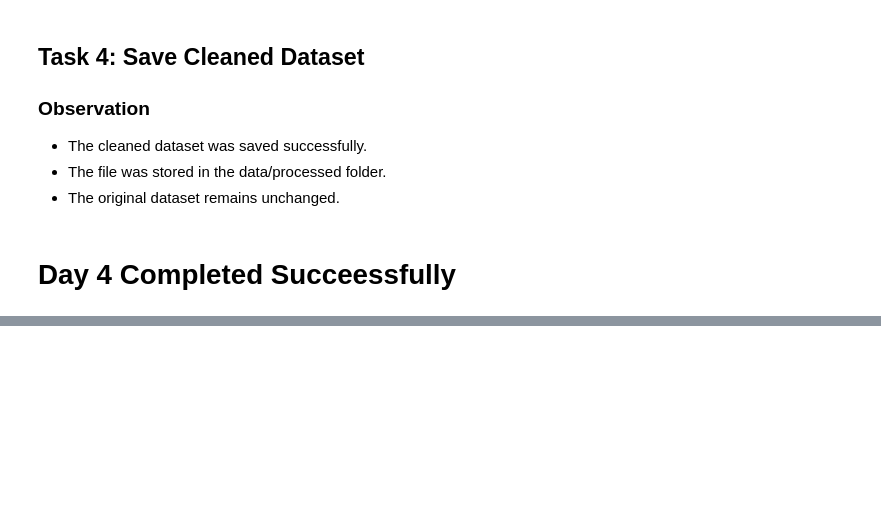
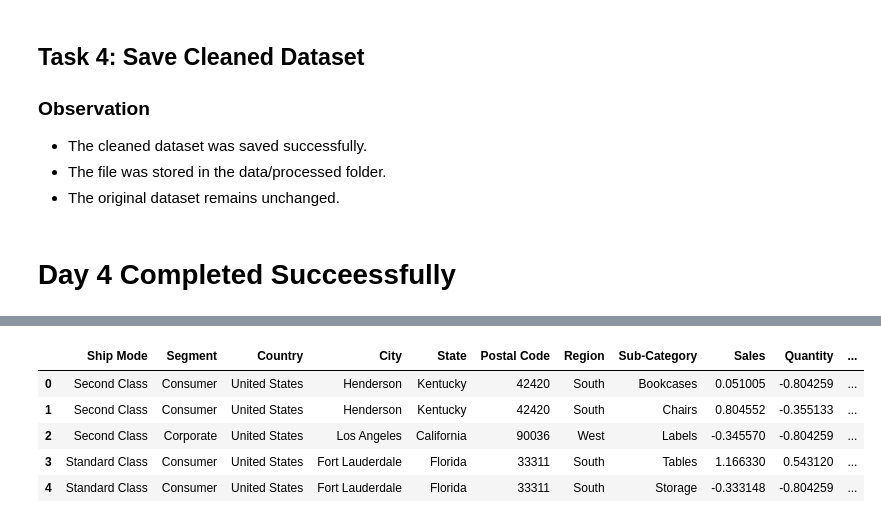
Before and after one commit to sahhill24/E-commerce-sales-analysis, a Jupyter notebook: src/eda.ipynb, the cells around one changed output, grey strips where cells are left out. Cells and saved outputs as stored; diff of their text form; code cells hidden in the pictures; blank space fills up the shorter version.

```diff
--- a/src/eda.ipynb
+++ b/src/eda.ipynb
@@ -231,0 +270,14 @@ df.to_csv("../data/processed/cleaned_dataset.csv",index=False)
+# %%
+from sklearn.preprocessing import StandardScaler
+num_cols = ["Sales","Profit","Quantity","Discount"]
+scaler = StandardScaler()
+df[num_cols] = scaler.fit_transform(df[num_cols])
+# %%
+df.head()
+# %% [output]
+|  | Ship Mode | Segment | Country | City | State | Postal Code | Region | Sub-Category | Sales | Quantity | ... |
+| 0 | Second Class | Consumer | United States | Henderson | Kentucky | 42420 | South | Bookcases | 0.051005 | -0.804259 | ... |
+| 1 | Second Class | Consumer | United States | Henderson | Kentucky | 42420 | South | Chairs | 0.804552 | -0.355133 | ... |
+| 2 | Second Class | Corporate | United States | Los Angeles | California | 90036 | West | Labels | -0.345570 | -0.804259 | ... |
+| 3 | Standard Class | Consumer | United States | Fort Lauderdale | Florida | 33311 | South | Tables | 1.166330 | 0.543120 | ... |
+| 4 | Standard Class | Consumer | United States | Fort Lauderdale | Florida | 33311 | South | Storage | -0.333148 | -0.804259 | ... |
```
Also changed, not shown: parts of 13 cells of this notebook.
